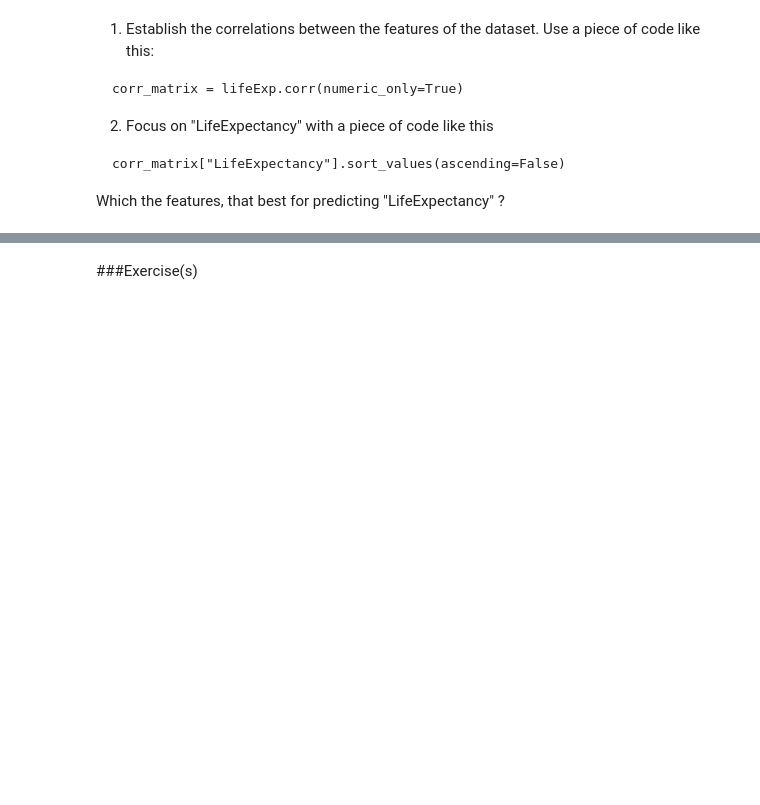
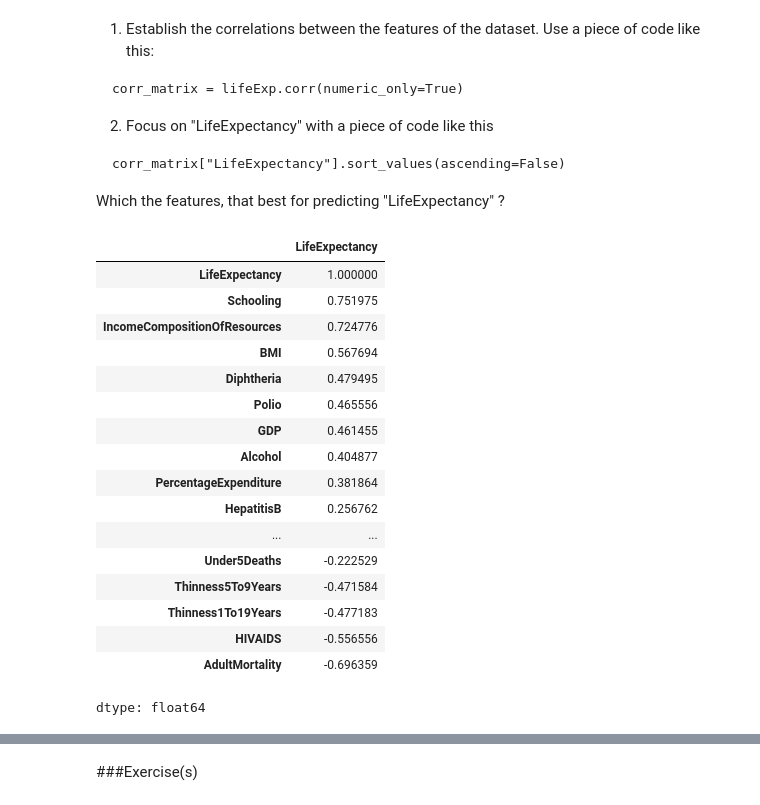
Before and after one commit to ahma004/Regression_Performance, a Jupyter notebook: Linear_Regression_Lifeexpectancy.ipynb, the cells around one changed output, grey strips where cells are left out. Saved outputs shown, nothing was run; the diff lists cells and outputs as text; code cells hidden in the pictures; blank space fills up the shorter version.

````diff
--- a/Linear_Regression_Lifeexpectancy.ipynb
+++ b/Linear_Regression_Lifeexpectancy.ipynb
@@ -109,3 +160,26 @@ corr_matrix = lifeExp.corr(numeric_only=True)
 corr_matrix["LifeExpectancy"].sort_values(ascending=False)
 ```
 Which the features, that best for predicting "LifeExpectancy" ?
+# %%
+corr_matrix = lifeExp.corr(numeric_only=True)
+# %%
+corr_matrix["LifeExpectancy"].sort_values(ascending=False)
+# %% [output]
+|  | LifeExpectancy |
+| LifeExpectancy | 1.000000 |
+| Schooling | 0.751975 |
+| IncomeCompositionOfResources | 0.724776 |
+| BMI | 0.567694 |
+| Diphtheria | 0.479495 |
+| Polio | 0.465556 |
+| GDP | 0.461455 |
+| Alcohol | 0.404877 |
+| PercentageExpenditure | 0.381864 |
+| HepatitisB | 0.256762 |
+| ... | ... |
+| Under5Deaths | -0.222529 |
+| Thinness5To9Years | -0.471584 |
+| Thinness1To19Years | -0.477183 |
+| HIVAIDS | -0.556556 |
+| AdultMortality | -0.696359 |
+dtype: float64
````
Also changed, not shown: parts of 7 cells of this notebook.
